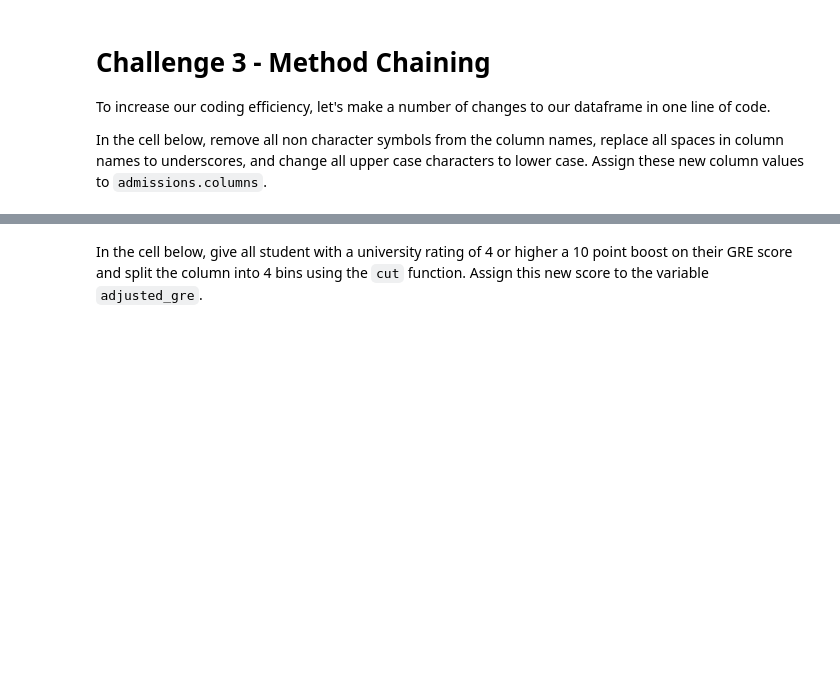
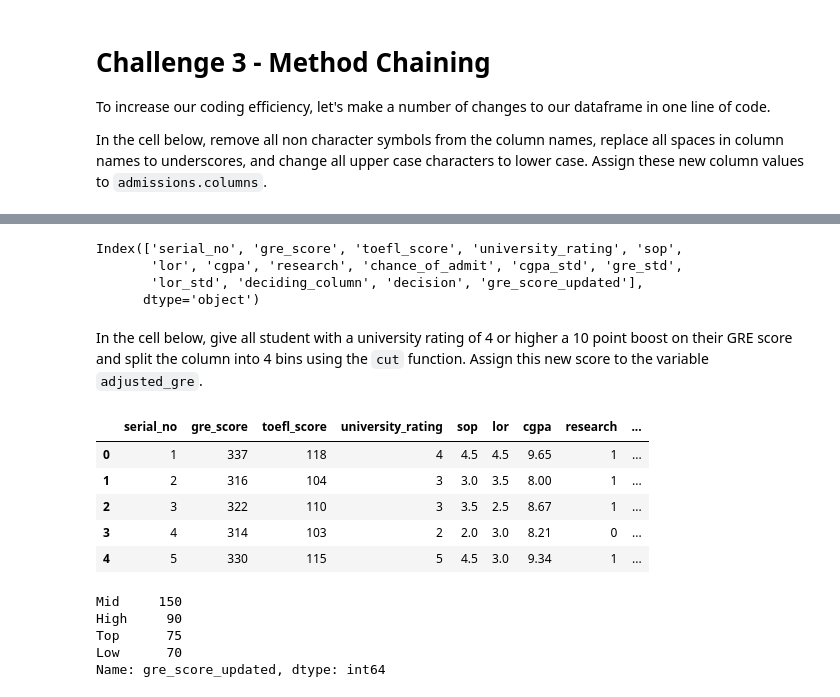
Before and after one commit to ta-data-pt-rmt/lab-advanced-pandas, a Jupyter notebook: your-code/main.ipynb, the cells around one changed output, grey strips where cells are left out. Drawn from its saved outputs; the diff is of its cells as text; code cells hidden in the pictures; blank space fills up the shorter version.

```diff
--- a/your-code/main.ipynb
+++ b/your-code/main.ipynb
@@ -329,2 +337,14 @@ In the cell below, remove all non character symbols from the column names, repla
+# %%
+# your code here
+admissions.columns = admissions.columns.str.replace(" ","_")
+#admissions.columns = admissions.columns.str.replace('[^a-zA-Z]', '') #removing non character - not working
+admissions.columns = admissions.columns.str.lower() # lowering strings
+admissions.columns = admissions.columns.str.replace(".","")
+admissions.columns
+# %% [output]
+Index(['serial_no', 'gre_score', 'toefl_score', 'university_rating', 'sop',
+       'lor', 'cgpa', 'research', 'chance_of_admit', 'cgpa_std', 'gre_std',
+       'lor_std', 'deciding_column', 'decision', 'gre_score_updated'],
+      dtype='object')
 # %% [markdown]
 In the cell below, give all student with a university rating of 4 or higher a 10 point boost on their GRE score and split the column into 4 bins using the `cut` function. Assign this new score to the variable `adjusted_gre`.
@@ -332,0 +351,27 @@ In the cell below, give all student with a university rating of 4 or higher a 10
+# %%
+# your code here
+def gre_boost(row):
+    if row['university_rating'] >= 4:
+        return row['gre_score'] + 10
+    else:
+        return row['gre_score']
+# %%
+admissions['gre_score_updated']=admissions.apply(gre_boost, axis=1)
+admissions['gre_score_updated'] = admissions['gre_score_updated'].astype(int)
+admissions.head()
+# %% [output]
+|  | serial_no | gre_score | toefl_score | university_rating | sop | lor | cgpa | research | ... |
+| 0 | 1 | 337 | 118 | 4 | 4.5 | 4.5 | 9.65 | 1 | ... |
+| 1 | 2 | 316 | 104 | 3 | 3.0 | 3.5 | 8.00 | 1 | ... |
+| 2 | 3 | 322 | 110 | 3 | 3.5 | 2.5 | 8.67 | 1 | ... |
+| 3 | 4 | 314 | 103 | 2 | 2.0 | 3.0 | 8.21 | 0 | ... |
+| 4 | 5 | 330 | 115 | 5 | 4.5 | 3.0 | 9.34 | 1 | ... |
+# %%
+adjusted_gre = pd.cut(admissions['gre_score_updated'],4,labels=['Low','Mid','High','Top'])
+adjusted_gre.value_counts()
+# %% [output]
+Mid     150
+High     90
+Top      75
+Low      70
+Name: gre_score_updated, dtype: int64
```
Also changed, not shown: parts of 4 cells of this notebook.
